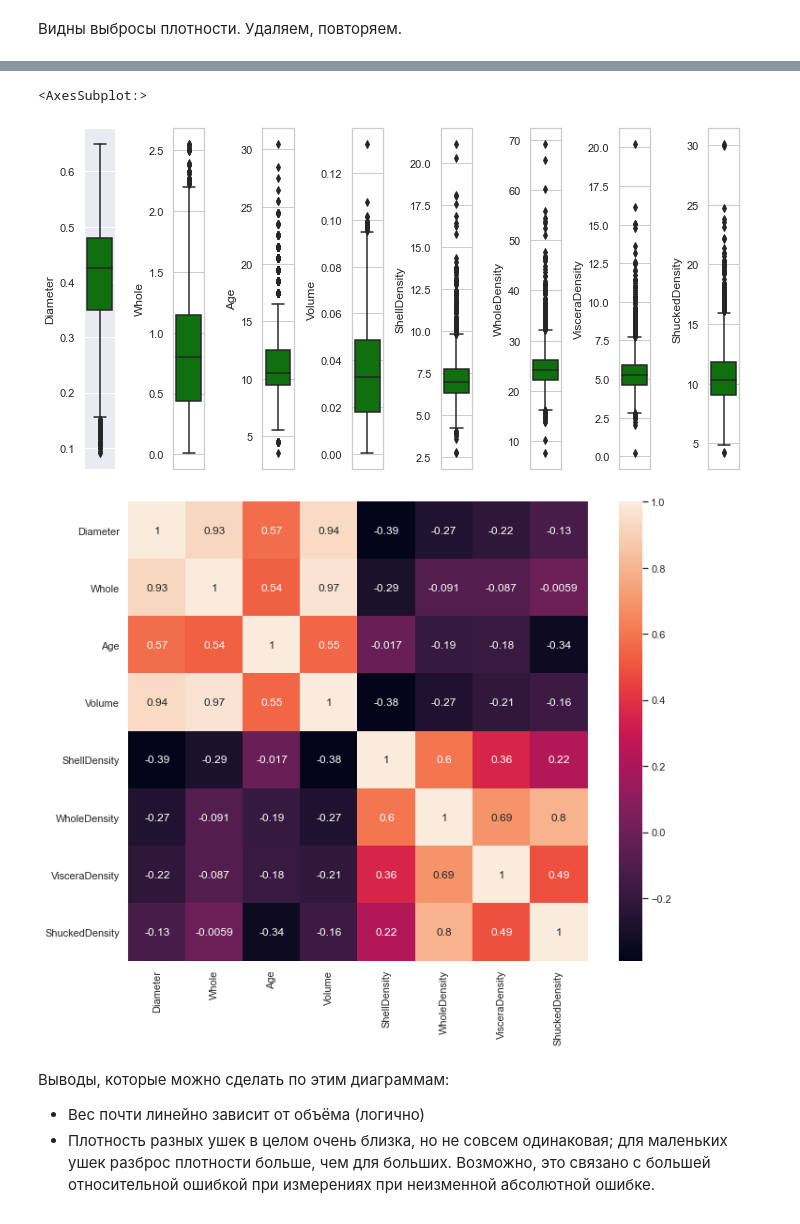
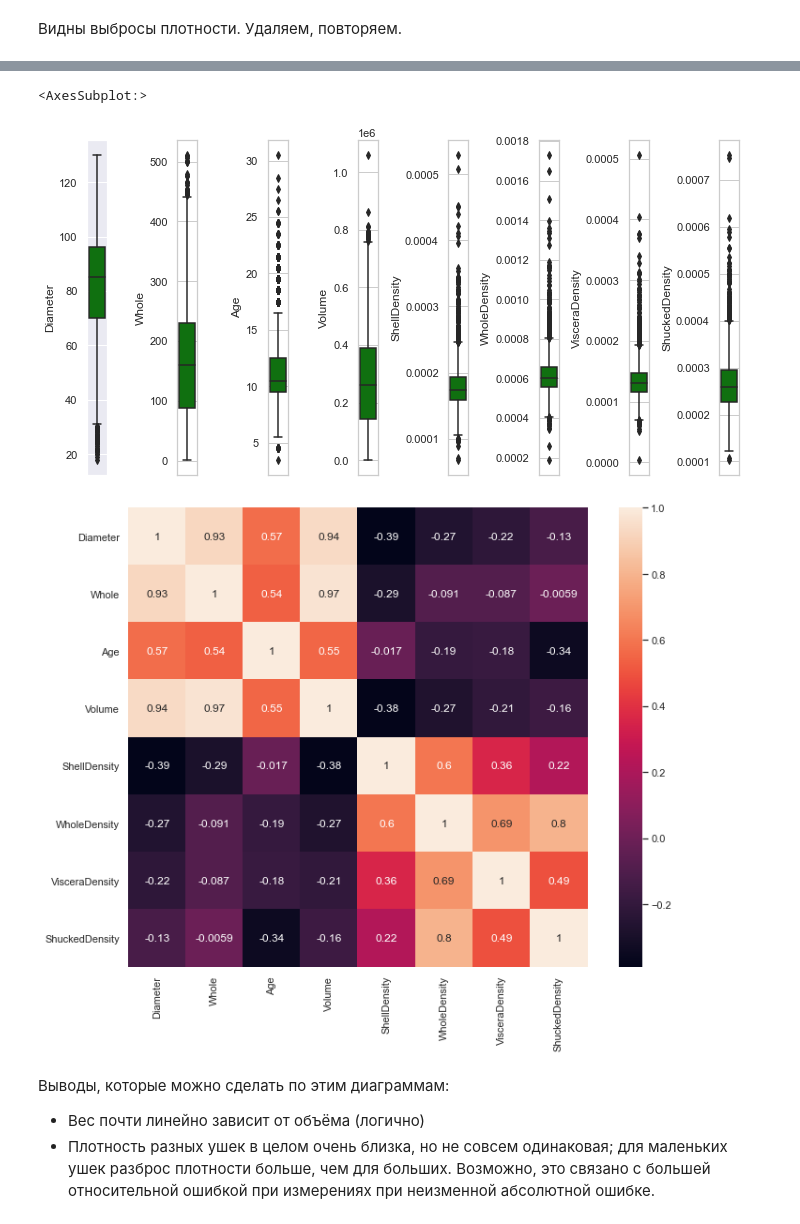
Before and after one commit to a-bezruchenko/ml_sema, a Jupyter notebook: sema.ipynb, the cells around one changed output, grey strips where cells are left out. Drawn from its saved outputs; the diff is of its cells as text; code cells hidden in the pictures.

```diff
--- a/sema.ipynb
+++ b/sema.ipynb
@@ -18,6 +36,11 @@ columns = ["Sex", "Length", "Diameter",
            "Viscera", "Shell", "Rings"]
 
 df = pd.read_csv(filename, names = columns)
+
+continous_columns = ["Length", "Diameter","Height", "Whole", "Shucked","Viscera", "Shell"]
+for c in continous_columns:
+    df[c] = df[c] * 200
+
 df.head()
 # %% [output]
 |  | Sex | Length | Diameter | Height | Whole | Shucked | Viscera | Shell | Rings |
@@ -60,10 +83,10 @@ df.describe()
 
  Убираем, строим график снова.
 # %%
-df.drop(df[df["Height"] > 0.4].index, axis=0, inplace=True)
-df.drop(df[df["Shucked"] > 1.3].index, axis=0, inplace=True)
-df.drop(df[df["Viscera"] > 0.6].index, axis=0, inplace=True)
-df.drop(df[df["Shell"] > 0.8].index, axis=0, inplace=True)
+df.drop(df[df["Height"] > 100].index, axis=0, inplace=True)
+df.drop(df[df["Shucked"] > 260].index, axis=0, inplace=True)
+df.drop(df[df["Viscera"] > 120].index, axis=0, inplace=True)
+df.drop(df[df["Shell"] > 160].index, axis=0, inplace=True)
 
 df.drop(df[df["Height"] == 0].index, axis=0, inplace=True)
 
@@ -186,10 +213,14 @@ plt.show();
 # %% [markdown]
 Видны выбросы плотности. Удаляем, повторяем.
 # %%
-df_look.drop(df_look[df_look["ShellDensity"] > 30].index, axis=0, inplace=True)
-df_look.drop(df_look[df_look["WholeDensity"] > 100].index, axis=0, inplace=True)
-df_look.drop(df_look[df_look["VisceraDensity"] > 40].index, axis=0, inplace=True)
-df_look.drop(df_look[df_look["ShuckedDensity"] > 40].index, axis=0, inplace=True)
+df.drop(df[df["ShellDensity"] > 0.00075].index, axis=0, inplace=True)
+df.drop(df[df["WholeDensity"] > 0.0025].index, axis=0, inplace=True)
+df.drop(df[df["VisceraDensity"] > 0.001].index, axis=0, inplace=True)
+df.drop(df[df["ShuckedDensity"] > 0.001].index, axis=0, inplace=True)
+
+df_look = df.copy()
+
+df_look.drop(["Sex", "IsFemale", "IsMale","Length", "Height", "Shucked", "Viscera", "Shell", "Rings"], axis=1, inplace=True)
 
 sns.set()
 sns.pairplot(df_look)
@@ -213,5 +244,5 @@ sns.heatmap(corrmat, square=True, annot=True)
 <AxesSubplot:>
-[figure, old version]
+[figure, new version]
 [figure]
 # %% [markdown]
 Выводы, которые можно сделать по этим диаграммам:
```
Also changed, not shown: parts of 38 cells of this notebook.
